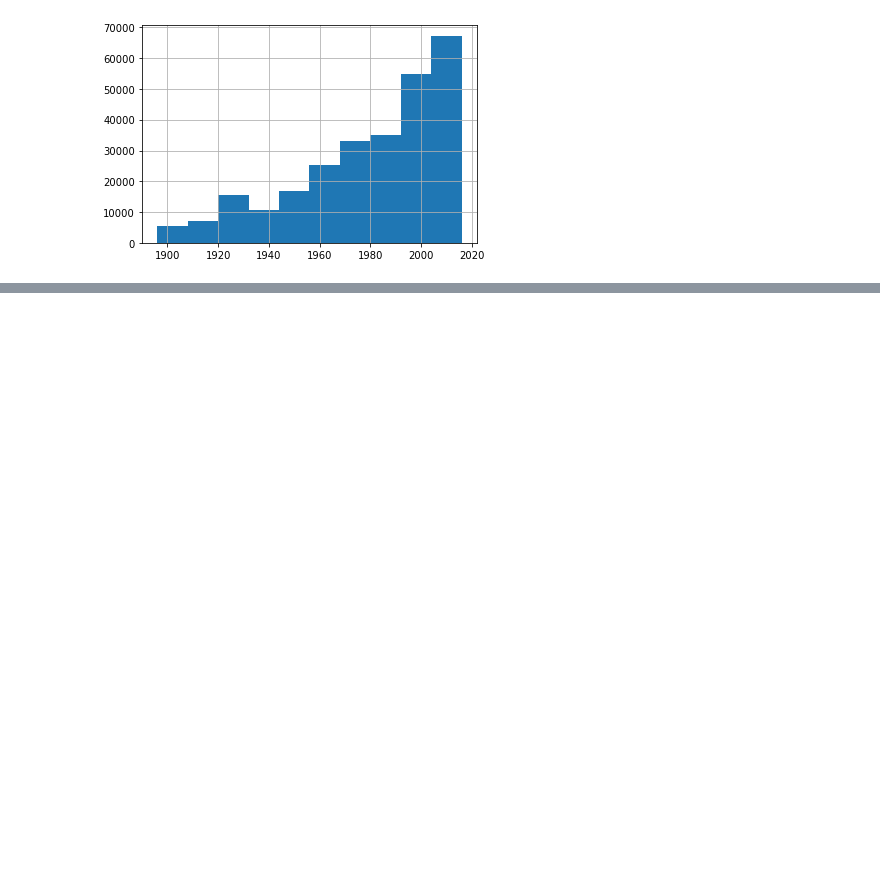
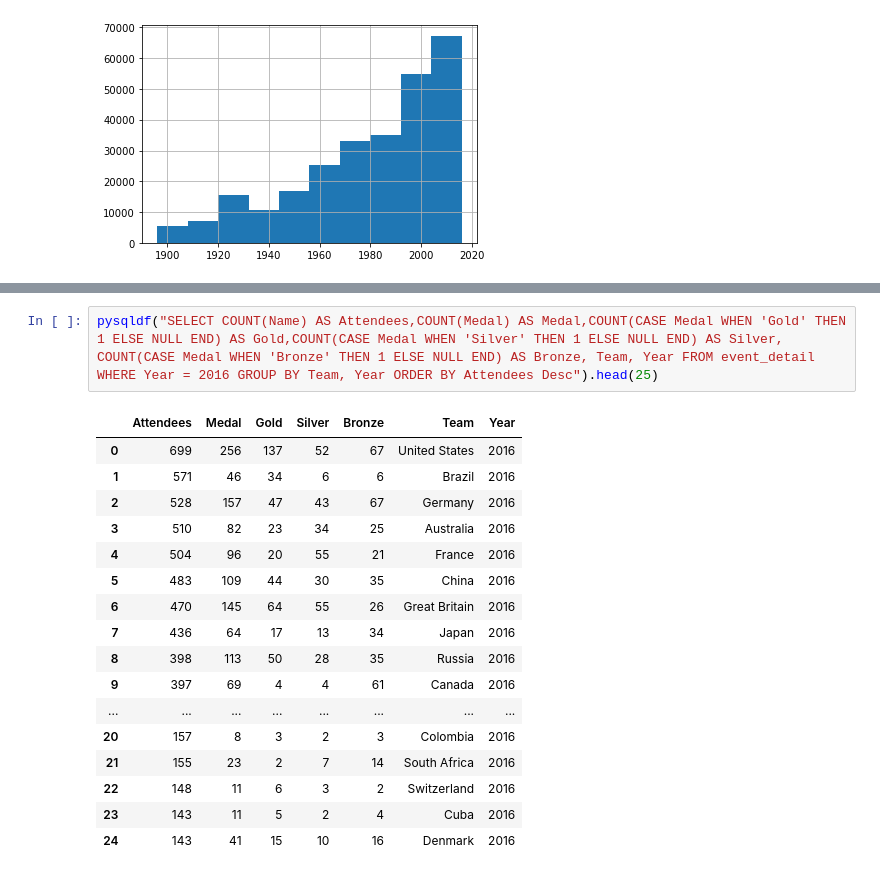
Before and after one commit to youngwolf111/ds_capstone, a Jupyter notebook: athlete_events_analysis.ipynb, the cells around one changed output, grey strips where cells are left out. Cells and saved outputs as stored; diff of their text form; blank space fills up the shorter version.

```diff
--- a/athlete_events_analysis.ipynb
+++ b/athlete_events_analysis.ipynb
@@ -71,0 +108,20 @@ pysqldf('SELECT * FROM event_detail;')
+# %%
+pysqldf("SELECT COUNT(Name) AS Attendees,COUNT(Medal) AS Medal,COUNT(CASE Medal WHEN 'Gold' THEN 1 ELSE NULL END) AS Gold,COUNT(CASE Medal WHEN 'Silver' THEN 1 ELSE NULL END) AS Silver, COUNT(CASE Medal WHEN 'Bronze' THEN 1 ELSE NULL END) AS Bronze, Team, Year FROM event_detail WHERE Year = 2016 GROUP BY Team, Year ORDER BY Attendees Desc").head(25)
+# %% [output]
+|  | Attendees | Medal | Gold | Silver | Bronze | Team | Year |
+| 0 | 699 | 256 | 137 | 52 | 67 | United States | 2016 |
+| 1 | 571 | 46 | 34 | 6 | 6 | Brazil | 2016 |
+| 2 | 528 | 157 | 47 | 43 | 67 | Germany | 2016 |
+| 3 | 510 | 82 | 23 | 34 | 25 | Australia | 2016 |
+| 4 | 504 | 96 | 20 | 55 | 21 | France | 2016 |
+| 5 | 483 | 109 | 44 | 30 | 35 | China | 2016 |
+| 6 | 470 | 145 | 64 | 55 | 26 | Great Britain | 2016 |
+| 7 | 436 | 64 | 17 | 13 | 34 | Japan | 2016 |
+| 8 | 398 | 113 | 50 | 28 | 35 | Russia | 2016 |
+| 9 | 397 | 69 | 4 | 4 | 61 | Canada | 2016 |
+| ... | ... | ... | ... | ... | ... | ... | ... |
+| 20 | 157 | 8 | 3 | 2 | 3 | Colombia | 2016 |
+| 21 | 155 | 23 | 2 | 7 | 14 | South Africa | 2016 |
+| 22 | 148 | 11 | 6 | 3 | 2 | Switzerland | 2016 |
+| 23 | 143 | 11 | 5 | 2 | 4 | Cuba | 2016 |
+| 24 | 143 | 41 | 15 | 10 | 16 | Denmark | 2016 |
```
Also changed, not shown: parts of 10 cells of this notebook, 1 other file.
